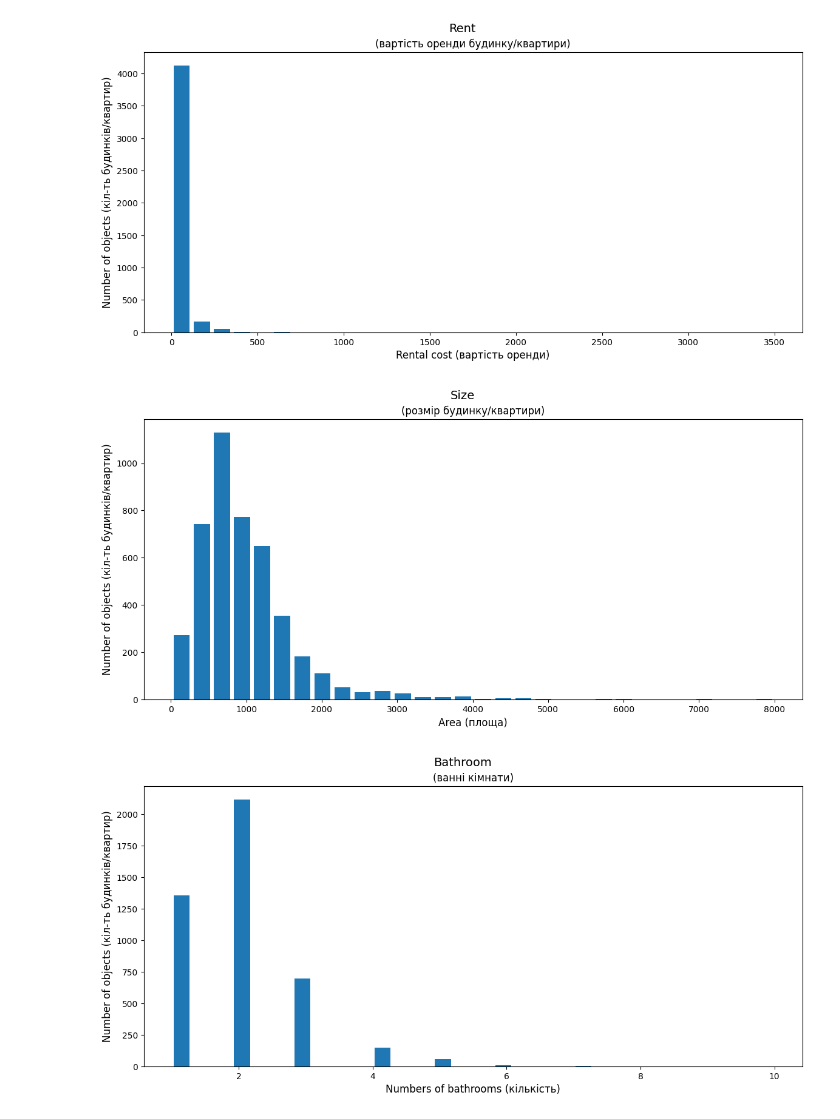
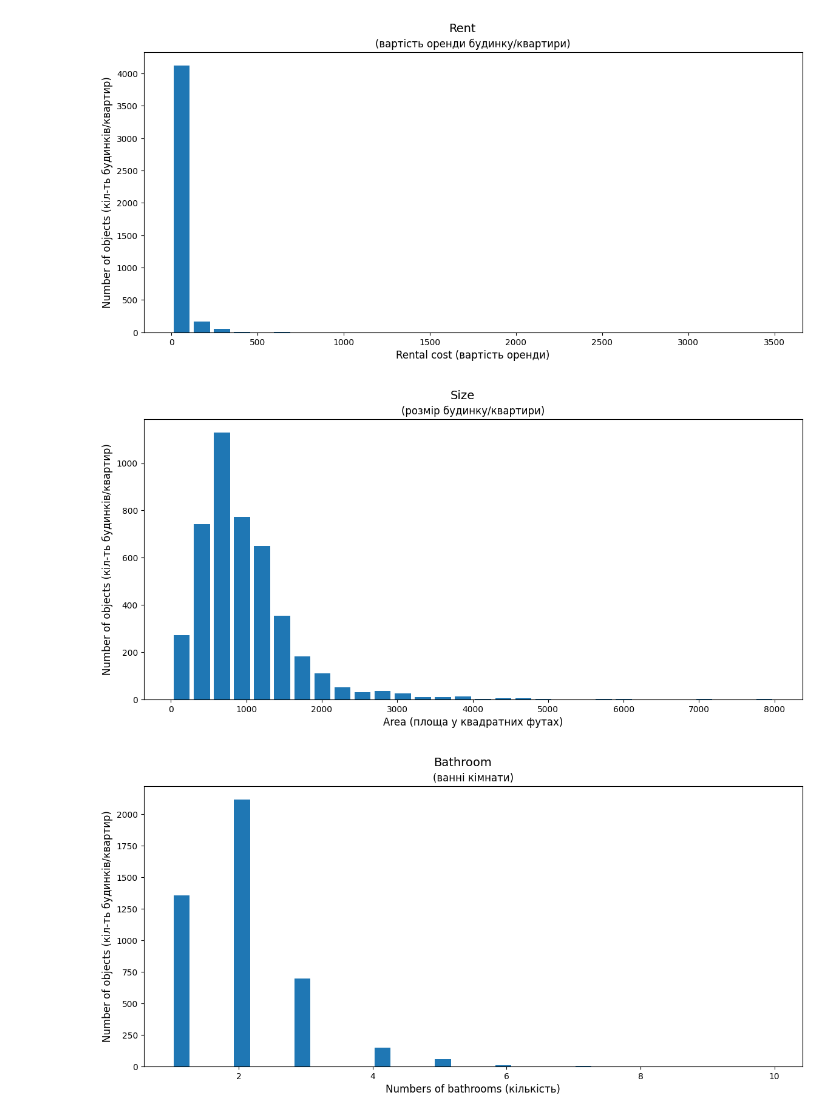
Before and after one commit to ValeriiSlynko/IT-STEP-Practice, a Jupyter notebook: Practice_Pandas/HmWrk2_Pandas(data processing).ipynb, the cells around one changed output. Saved outputs shown, nothing was run; the diff lists cells and outputs as text; code cells hidden in the pictures.

```diff
--- a/Practice_Pandas/HmWrk2_Pandas(data processing).ipynb
+++ b/Practice_Pandas/HmWrk2_Pandas(data processing).ipynb
@@ -145,20 +145,20 @@ plt.show() # Виводимо остаточно сформований граф
 # %%
 # виводимо гісторгаму BHK(кількість спалень, вітальня та кухня)
 ax = (df['Size']).plot(
       kind='hist',     # тип діаграми hist(гістограма)
       bins=30,         # кількість стовпчиків
       figsize=(14,6),  # розмір зображення(ширина,висота в дюймах)
       rwidth=0.8       # ширина стовпчиків(зараз 80%)
       )
 
 
 plt.suptitle('Size', fontsize=14, y=0.96) # Назва самого графіка (заголовок)
 ax.set_title('(розмір будинку/квартири)', fontsize=12) # Підзаголовок нижче (12 розмір шрифту)
-ax.set_xlabel('Area (площа)', fontsize=12) # Підпис горизонтальної осі X
+ax.set_xlabel('Area (площа у квадратних футах)', fontsize=12) # Підпис горизонтальної осі X
 ax.set_ylabel('Number of objects (кіл-ть будинків/квартир)', fontsize=12) # Підпис вертикальної осі Y
 plt.show() # Виводимо остаточно сформований графік на екран.
 # %% [output]
-[figure, old version]
+[figure, new version]
 # %%
 # виводимо гісторгаму BHK(кількість спалень, вітальня та кухня)
 ax = (df['Bathroom']).plot(
```
Also changed, not shown: parts of 8 cells of this notebook.
